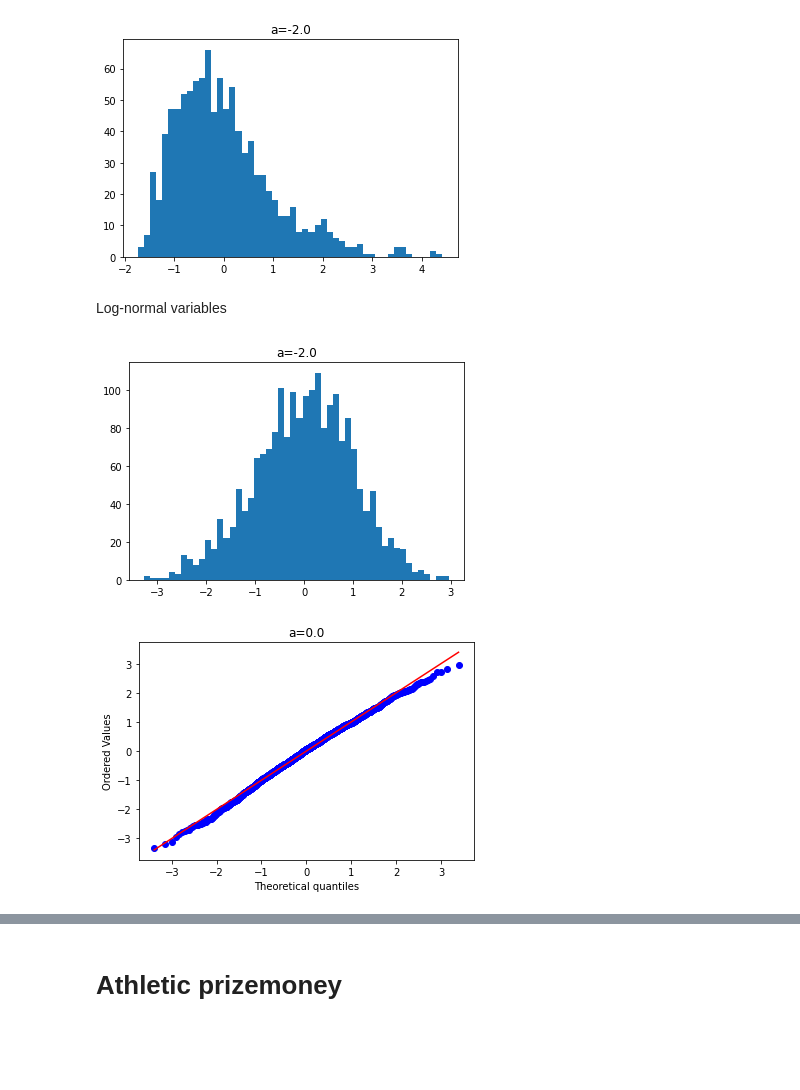
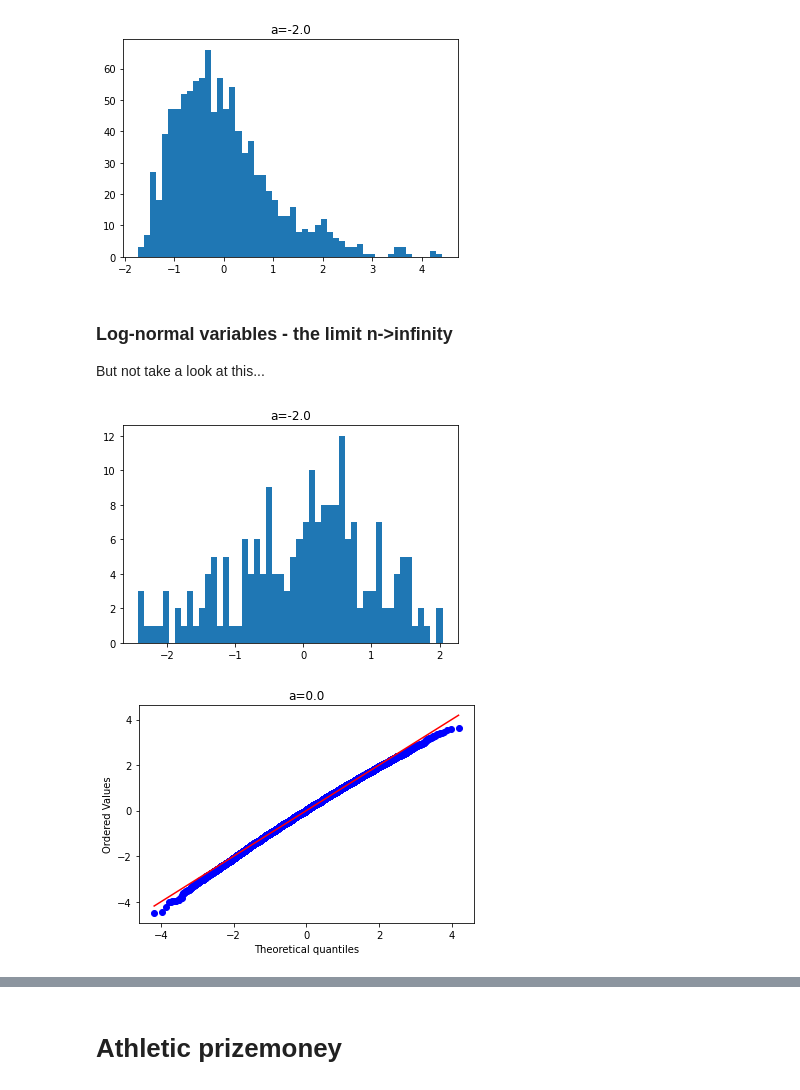
Before and after one commit to microprediction/winning, a Jupyter notebook: Ability_Transforms_Updated.ipynb, the cells around one changed output, grey strips where cells are left out. Drawn from its saved outputs; the diff is of its cells as text; code cells hidden in the pictures; blank space fills up the shorter version.

```diff
--- a/Ability_Transforms_Updated.ipynb
+++ b/Ability_Transforms_Updated.ipynb
@@ -73,6 +73,14 @@ def ability_plot(x,a=0.0,cull=1,title=None):
      plt.title(title)
    pylab.show()
    return f
+
+def ability_hist(x,a=0.0,cull=1,title=None):
+   y = ability_transform(x,a,cull=1)
+   plt.hist(y,bins=50)
+   if title is None:
+     plt.title('a='+str(a))
+   else:
+     plt.title(title)
 
 def ability_log_hist(x,a=0.0,cull=1,title=None):
    y = ability_transform(x,a,cull=1)
@@ -208,13 +260,17 @@ _ = ability_plot(nrvx,a=a)
 _ = ability_hist(nrvx,a=a)
 # %% [output]
 [figure]
-# %% [markdown]
-Log-normal variables
+# %% [markdown]
+###  Log-normal variables - the limit n->infinity
+But not take a look at this...
 # %%
+nrvx = stats.norm.rvs(size=200)
 _ = ability_hist([math.exp(xi) for xi in nrvx],a=a)
 # %% [output]
-[figure, old version]
+[figure, new version]
 # %%
-_ = ability_plot([math.exp(xi) for xi in nrvx],0.0)
+nrvx = stats.norm.rvs(size=50000)
+z = [math.exp(xi) for xi in nrvx]
+_ = ability_plot(z,0.0)
 # %% [output]
-[figure, old version]
+[figure, new version]
```
Also changed, not shown: parts of 22 cells of this notebook.
